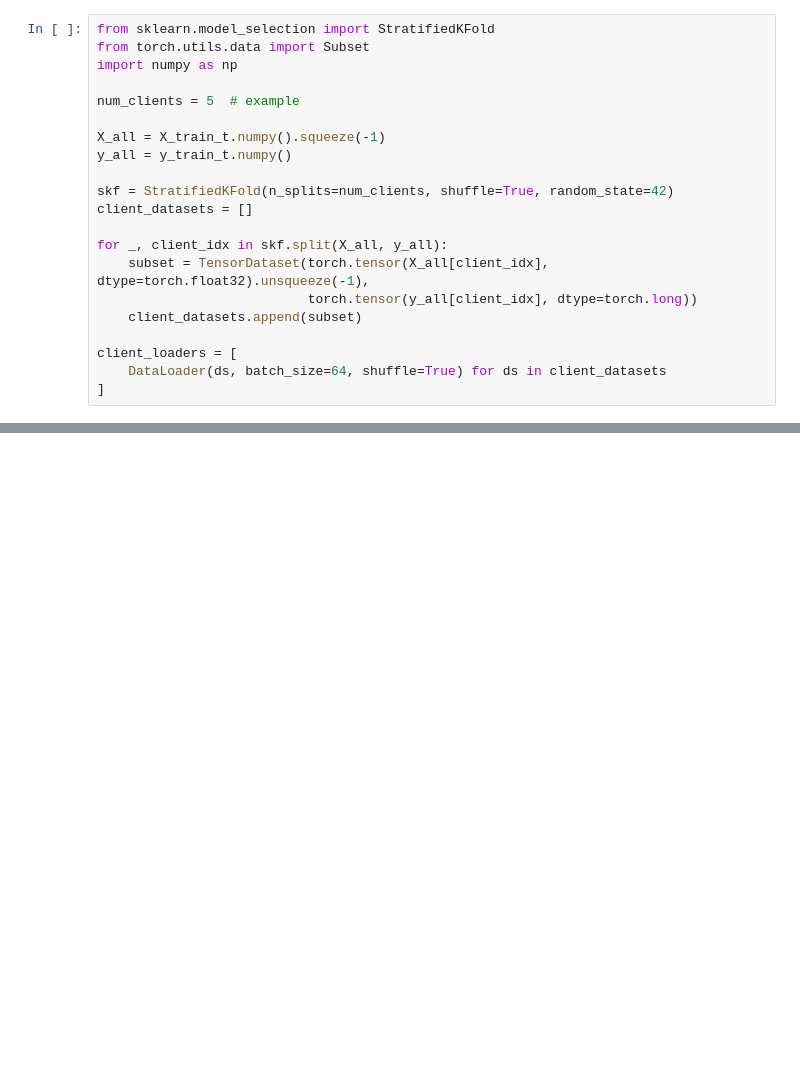
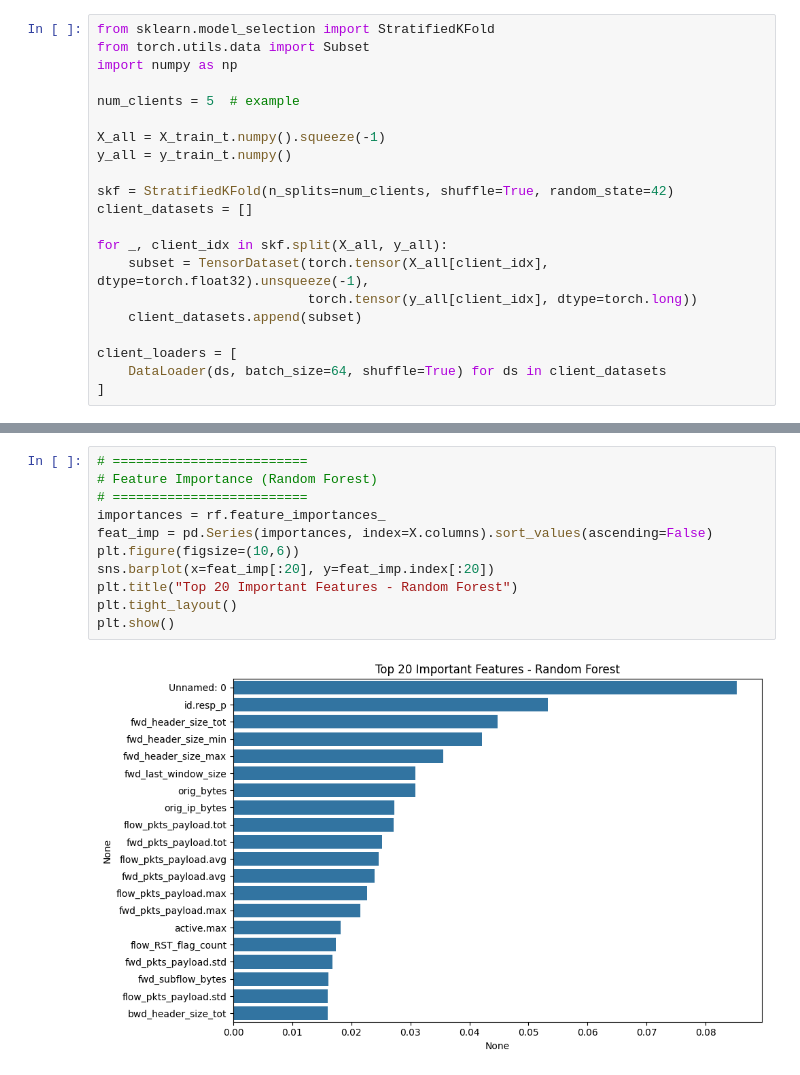
Before and after one commit to AbhinavMangalore16/iomt-anomalyze, a Jupyter notebook: notebooks/fl-xai-training.ipynb, the cells around one changed output, grey strips where cells are left out. Drawn from its saved outputs; the diff is of its cells as text; blank space fills up the shorter version.

```diff
--- a/notebooks/fl-xai-training.ipynb
+++ b/notebooks/fl-xai-training.ipynb
@@ -1257,0 +1607,13 @@ Client 4: Training on 21000 samples...
+# %%
+# =========================
+# Feature Importance (Random Forest)
+# =========================
+importances = rf.feature_importances_
+feat_imp = pd.Series(importances, index=X.columns).sort_values(ascending=False)
+plt.figure(figsize=(10,6))
+sns.barplot(x=feat_imp[:20], y=feat_imp.index[:20])
+plt.title("Top 20 Important Features - Random Forest")
+plt.tight_layout()
+plt.show()
+# %% [output]
+[figure, added]
```
Also changed, not shown: parts of 27 cells of this notebook, 30 other files.
